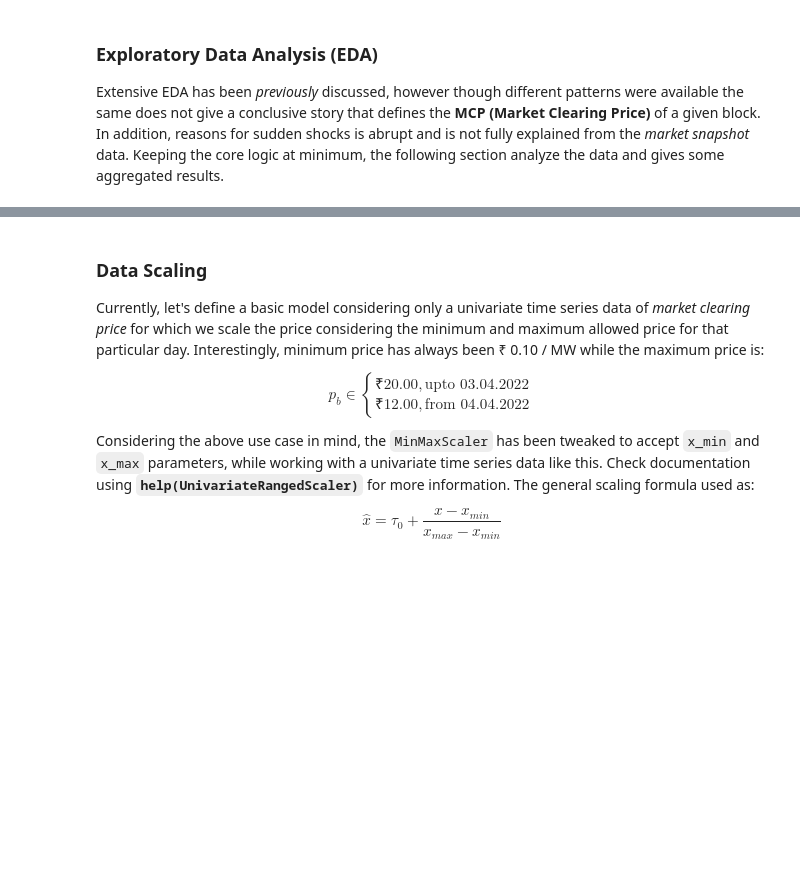
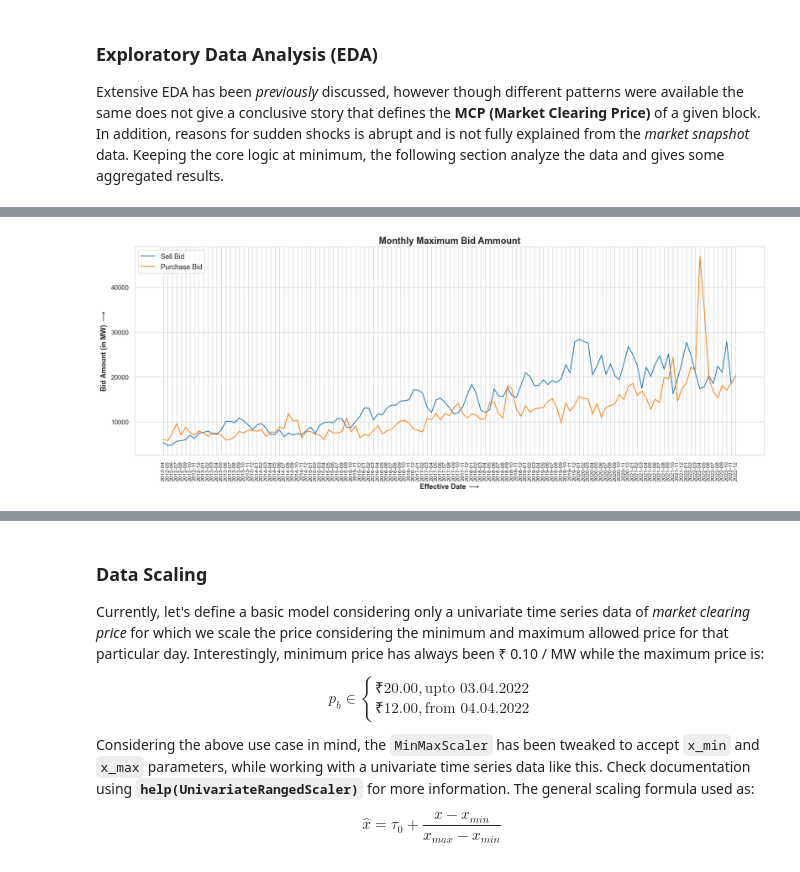
Before and after one commit to neuralNOD/nn-core, a Jupyter notebook: notebooks/Basic LSTM Approach to Predict MCP using Univariate Approach.ipynb, the cells around one changed output, grey strips where cells are left out. Cells and saved outputs as stored; diff of their text form; code cells hidden in the pictures; blank space fills up the shorter version.

```diff
--- a/notebooks/Basic LSTM Approach to Predict MCP using Univariate Approach.ipynb
+++ b/notebooks/Basic LSTM Approach to Predict MCP using Univariate Approach.ipynb
@@ -241,0 +260,11 @@ lineplot_1d(
+# %%
+lineplot_1d(
+    monthly_statistics_[[("SellBid", "max"), ("PurchaseBid", "max")]].values,
+    xticks = list(map(lambda dt : f"{dt[0]}-{str(dt[1]).zfill(2)}", monthly_statistics_.index.values)),
+    legends = ["Sell Bid", "Purchase Bid"],
+    xlabel = "Effective Date $\longrightarrow$",
+    ylabel = "Bid Amount (in MW) $\longrightarrow$",
+    title = "Monthly Maximum Bid Ammount"
+)
+# %% [output]
+[figure, added]
```
Also changed, not shown: parts of 16 cells of this notebook.
